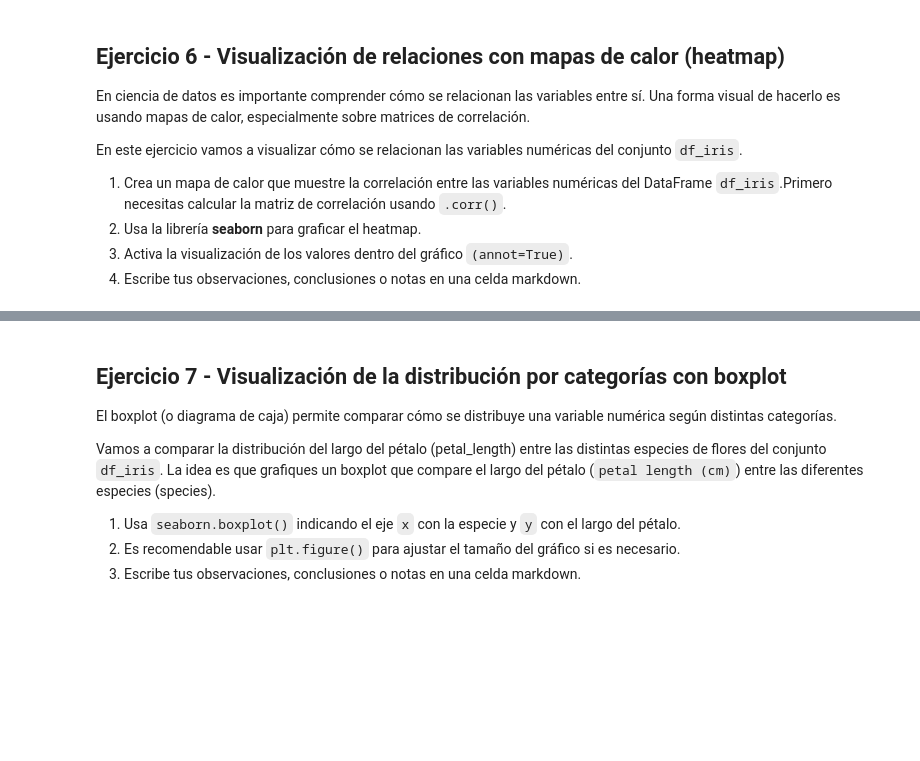
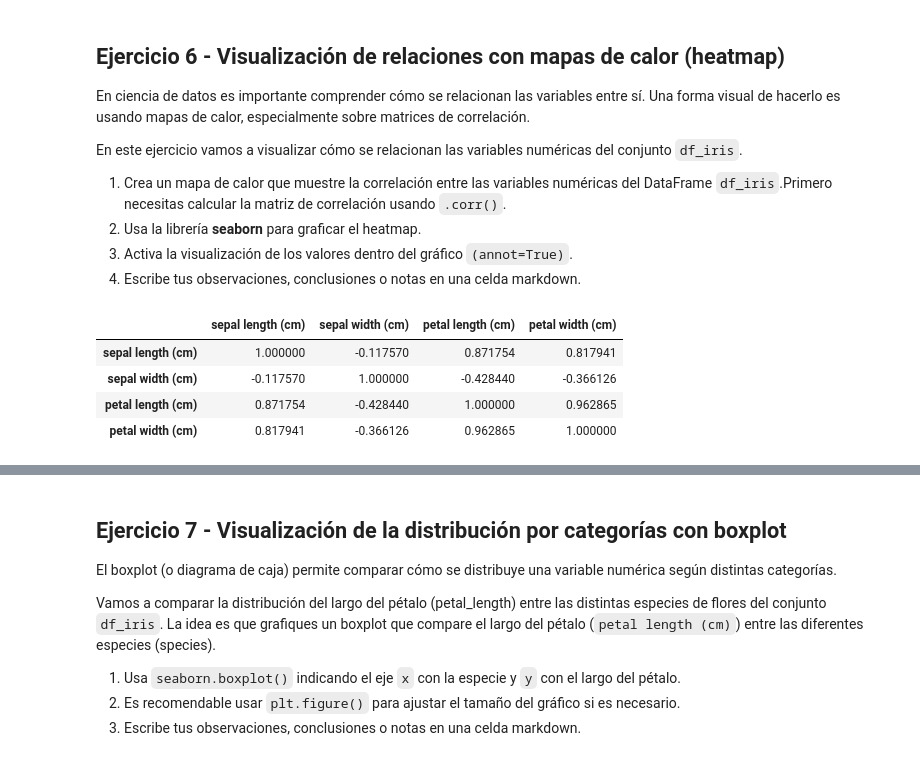
Before and after one commit to 4GeeksAcademy/AnthonnyMal-visualizacion, a Jupyter notebook: notebook/03-project-visualization.ipynb, the cells around one changed output, grey strips where cells are left out. Cells and saved outputs as stored; diff of their text form; code cells hidden in the pictures; blank space fills up the shorter version.

```diff
--- a/notebook/03-project-visualization.ipynb
+++ b/notebook/03-project-visualization.ipynb
@@ -298,5 +298,13 @@ En este ejercicio vamos a visualizar cómo se relacionan las variables numérica
 4. Escribe tus observaciones, conclusiones o notas en una celda markdown.
 # %%
 # Calcular la matriz de correlación
+heatmap_correlation = df_iris.select_dtypes(include='number').corr()
+heatmap_correlation
+# %% [output]
+|  | sepal length (cm) | sepal width (cm) | petal length (cm) | petal width (cm) |
+| sepal length (cm) | 1.000000 | -0.117570 | 0.871754 | 0.817941 |
+| sepal width (cm) | -0.117570 | 1.000000 | -0.428440 | -0.366126 |
+| petal length (cm) | 0.871754 | -0.428440 | 1.000000 | 0.962865 |
+| petal width (cm) | 0.817941 | -0.366126 | 0.962865 | 1.000000 |
 # %%
 # Crear el heatmap
```
Also changed, not shown: parts of 6 cells of this notebook.
